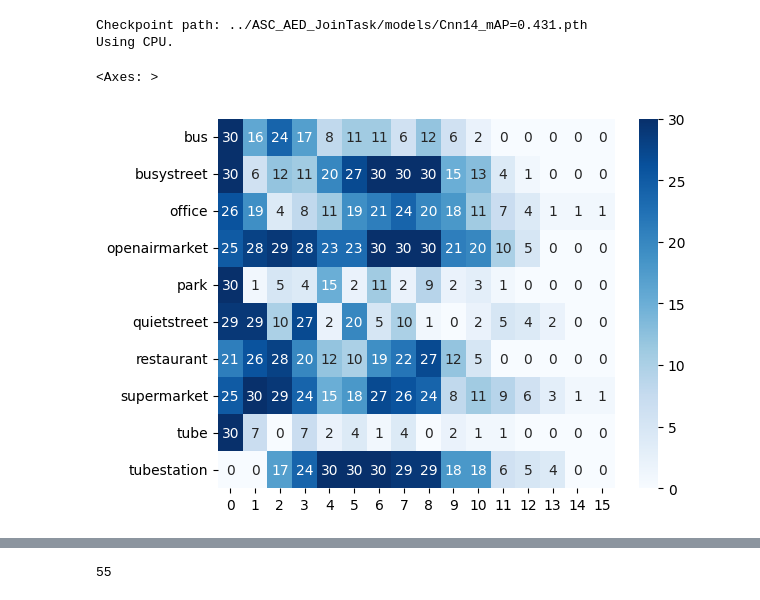
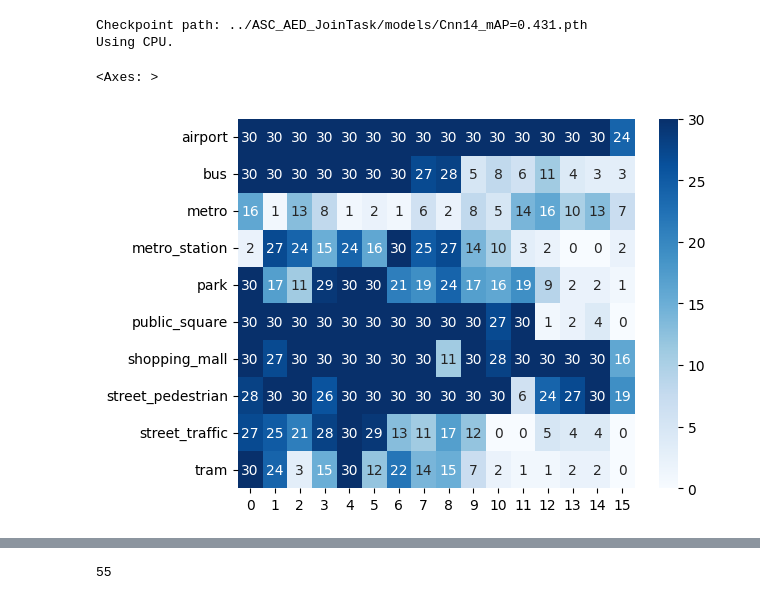
Before and after one commit to darshitttt/Scene_X_Events, a Jupyter notebook: featAblation_fromScratch.ipynb, the cells around one changed output, grey strips where cells are left out. Saved outputs shown, nothing was run; the diff lists cells and outputs as text; code cells hidden in the pictures.

```diff
--- a/featAblation_fromScratch.ipynb
+++ b/featAblation_fromScratch.ipynb
@@ -32,6 +32,10 @@ model.load_state_dict(torch.load(model_path))
 
 device = 'cuda:1' if torch.cuda.is_available() else 'cpu'
 model = model.to(device)
+# %%
+tut_test_csv = '../ASC_AED_JoinTask/predictions/ASC_tut18_Cnn9_64mel_10epochs.csv'
+tut_df = pd.read_csv(tut_test_csv)
+tut_scenes = list(tut_df['labels'].unique())
 # %%
 scapper_test_csv = '../ASC_AED_JoinTask/predictions/scapper_preds/ASC_scapper_Cnn9_64mel_10epochs.csv'
 scapper_df = pd.read_csv(scapper_test_csv)
@@ -105,7 +109,7 @@ def run_loop(audio_fname, model):
         model.eval()
         with torch.no_grad():
             pred = model(log_mel.to(device))
-            pred = scapper_scenes[torch.argmax(torch.sigmoid(pred.cpu()))]
+            pred = tut_scenes[torch.argmax(torch.sigmoid(pred.cpu()))]
         preds_list.append(pred)
     return preds_list
 # %%
@@ -114,30 +118,31 @@ sample_file = '../audioData/sythenticSoundscenes/test/tube1_0.wav'
 #wav, sr = librosa.load(sample_file, sr=SAMPLE_RATE)
 #run_loop(sample_file, model)
 # %%
-true_preds = scapper_df[scapper_df['acoustic_scene_label'] == scapper_df['preds']]
+#true_preds = scapper_df[scapper_df['acoustic_scene_label'] == scapper_df['preds']]
+true_preds = tut_df[tut_df['labels'] == tut_df['preds']]
 
-feat_ablation_preds = {i:[] for i in scapper_scenes}
+feat_ablation_preds = {i:[] for i in tut_scenes}
 random_files = []
 
-for i in scapper_scenes:
+for i in tut_scenes:
     random.seed(42)
-    random_files.append(random.sample(true_preds[true_preds['acoustic_scene_label'] == i]['audio_fileNames'].tolist(), 30))
+    random_files.append(random.sample(true_preds[true_preds['labels'] == i]['files'].tolist(), 30))
 
-for i in range(len(scapper_scenes)):
+for i in range(len(tut_scenes)):
     for j in random_files[i]:
-        feat_ablation_preds[scapper_scenes[i]].append(run_loop('../audioData/sythenticSoundscenes/test/'+j, model))
+        feat_ablation_preds[tut_scenes[i]].append(run_loop(datasets.TUT_AUD_DIR+j, model))
 # %%
-feat_ablation = {i:[0 for j in range(16)] for i in scapper_scenes}
+feat_ablation = {i:[0 for j in range(16)] for i in tut_scenes}
 
-for i in scapper_scenes:
+for i in tut_scenes:
     for j in range(len(feat_ablation_preds[i])):
         for k in range(len(feat_ablation_preds[i][j])):
             if i != feat_ablation_preds[i][j][k]:
                 feat_ablation[i][k] += 1
 # %%
-sns.heatmap(pd.DataFrame(feat_ablation).transpose(), fmt='d', annot=True, cmap='Blues', yticklabels=scapper_scenes)
+sns.heatmap(pd.DataFrame(feat_ablation).transpose(), fmt='d', annot=True, cmap='Blues', yticklabels=tut_scenes)
 # %% [output]
 <Axes: >
-[figure, old version]
+[figure, new version]
 # %%
 feat_ablation_indices = {}
```
Also changed, not shown: parts of 6 cells of this notebook, 3 other files.
